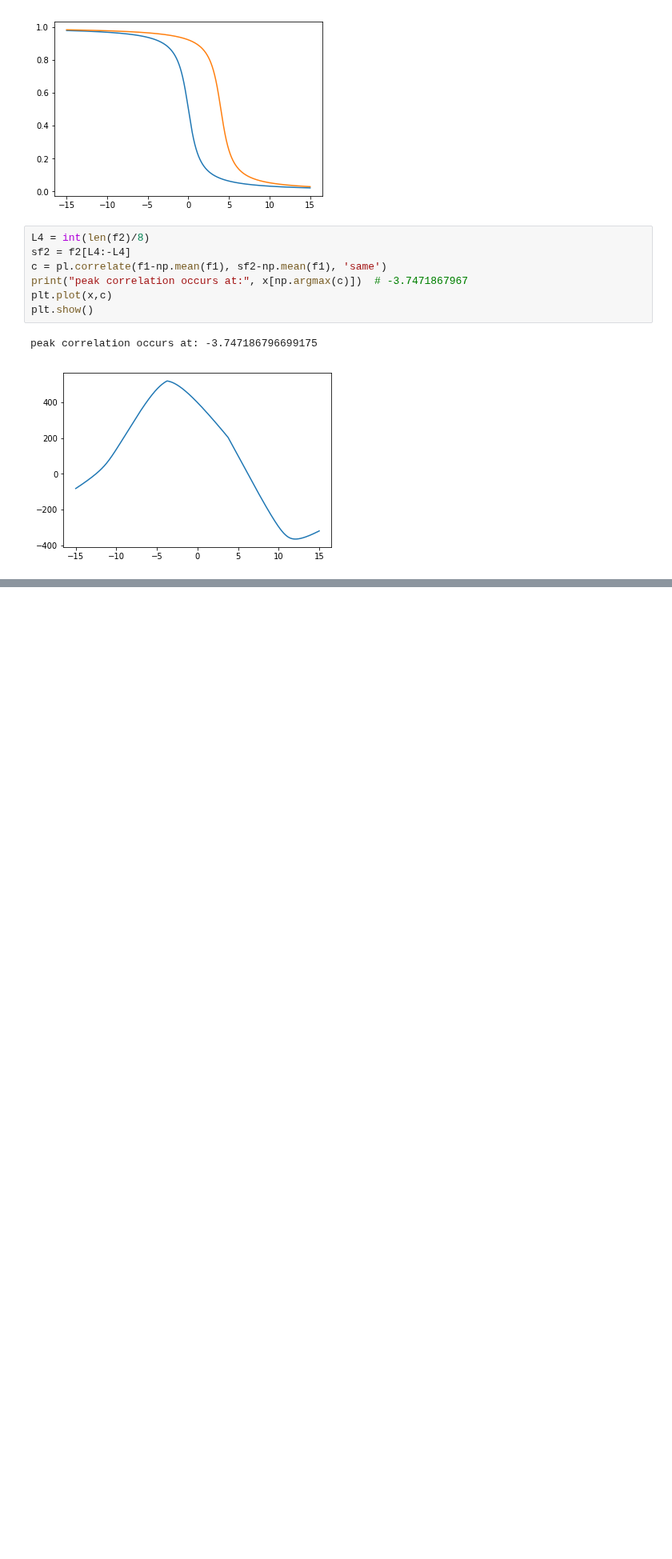
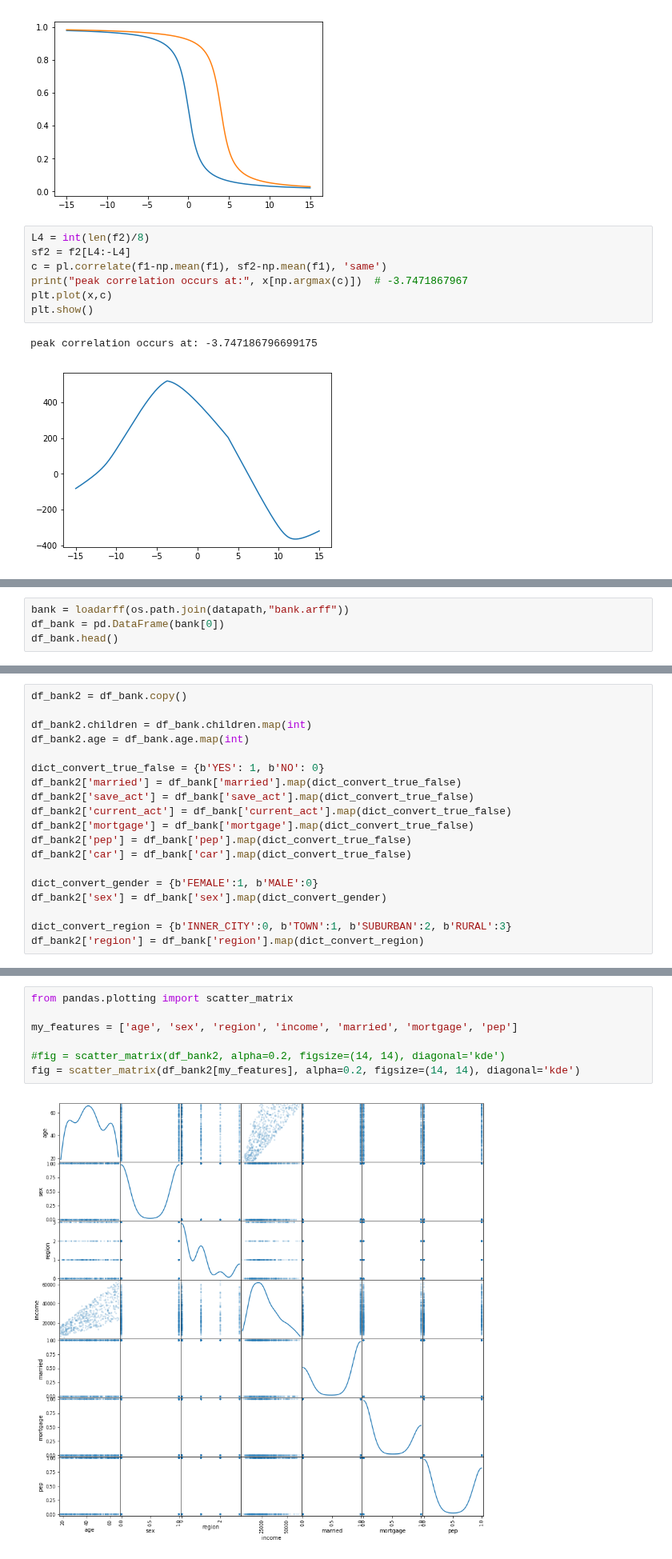
Before and after one commit to rsouza/FGV_Intro_DS, a Jupyter notebook: notebooks/6-Exploring_Data_Statistic_Analysis.ipynb, the cells around one changed output, grey strips where cells are left out. Shown at 80% size. Saved outputs shown, nothing was run; the diff lists cells and outputs as text; blank space fills up the shorter version.

```diff
--- a/notebooks/6-Exploring_Data_Statistic_Analysis.ipynb
+++ b/notebooks/6-Exploring_Data_Statistic_Analysis.ipynb
@@ -1133,0 +872,4 @@ TypeError: Object of type 'ndarray' is not JSON serializable
+# %%
+bank = loadarff(os.path.join(datapath,"bank.arff"))
+df_bank = pd.DataFrame(bank[0])
+df_bank.head()
@@ -1133,0 +931,19 @@ TypeError: Object of type 'ndarray' is not JSON serializable
+# %%
+df_bank2 = df_bank.copy()
+
+df_bank2.children = df_bank.children.map(int)
+df_bank2.age = df_bank.age.map(int)
+
+dict_convert_true_false = {b'YES': 1, b'NO': 0}
+df_bank2['married'] = df_bank['married'].map(dict_convert_true_false)
+df_bank2['save_act'] = df_bank['save_act'].map(dict_convert_true_false)
+df_bank2['current_act'] = df_bank['current_act'].map(dict_convert_true_false)
+df_bank2['mortgage'] = df_bank['mortgage'].map(dict_convert_true_false)
+df_bank2['pep'] = df_bank['pep'].map(dict_convert_true_false)
+df_bank2['car'] = df_bank['car'].map(dict_convert_true_false)
+
+dict_convert_gender = {b'FEMALE':1, b'MALE':0}
+df_bank2['sex'] = df_bank['sex'].map(dict_convert_gender)
+
+dict_convert_region = {b'INNER_CITY':0, b'TOWN':1, b'SUBURBAN':2, b'RURAL':3}
+df_bank2['region'] = df_bank['region'].map(dict_convert_region)
@@ -1133,0 +1021,9 @@ TypeError: Object of type 'ndarray' is not JSON serializable
+# %%
+from pandas.plotting import scatter_matrix
+
+my_features = ['age', 'sex', 'region', 'income', 'married', 'mortgage', 'pep']
+
+#fig = scatter_matrix(df_bank2, alpha=0.2, figsize=(14, 14), diagonal='kde')
+fig = scatter_matrix(df_bank2[my_features], alpha=0.2, figsize=(14, 14), diagonal='kde')
+# %% [output]
+[figure, added]
```
Also changed, not shown: parts of 67 cells of this notebook.
